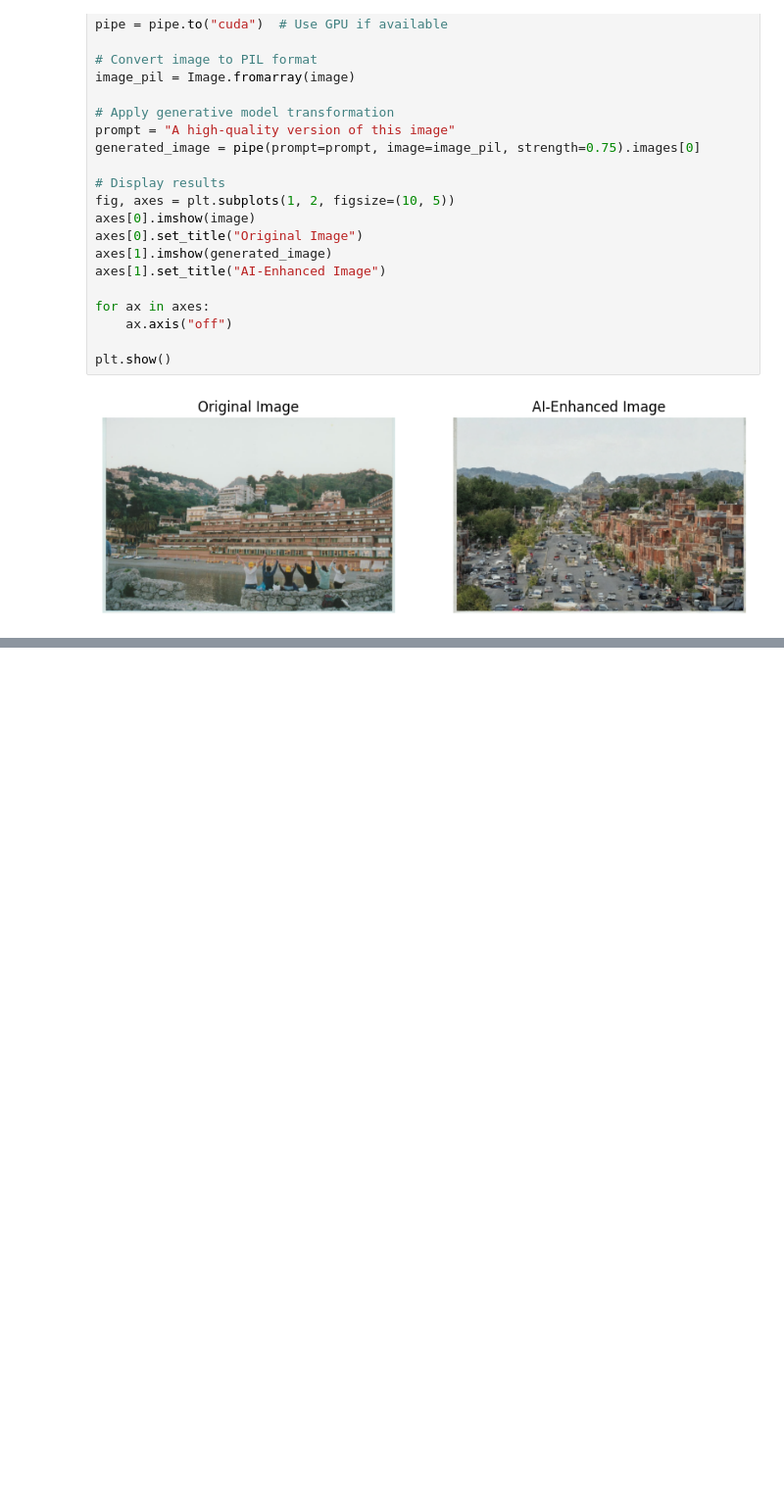
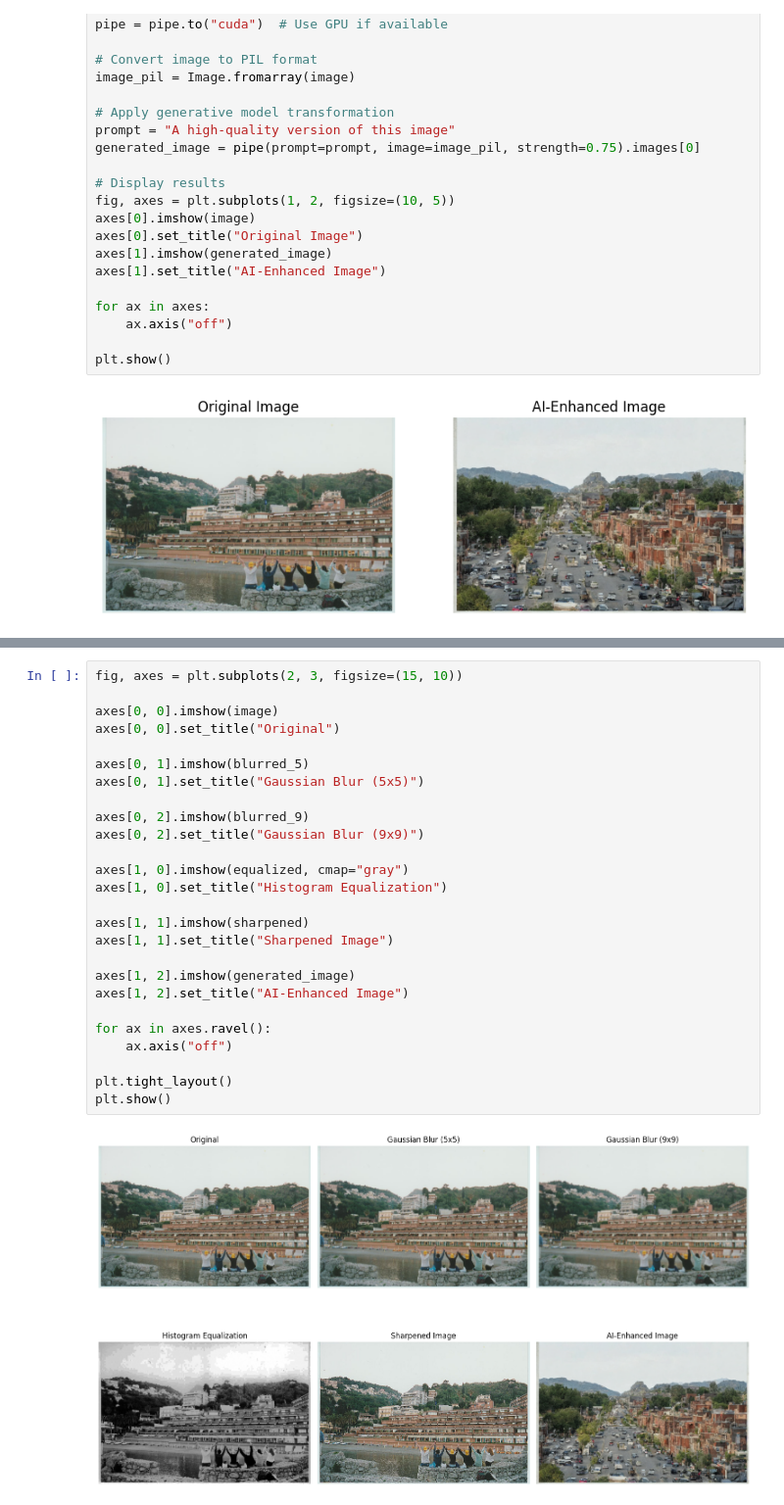
Before and after one commit to vestinabert/Image_Processing, a Jupyter notebook: Image_Enhancement.ipynb, the cells around one changed output, grey strips where cells are left out. Shown at 98% size. Drawn from its saved outputs; the diff is of its cells as text; blank space fills up the shorter version.

```diff
--- a/Image_Enhancement.ipynb
+++ b/Image_Enhancement.ipynb
@@ -127,0 +138,28 @@ plt.show()
+# %%
+fig, axes = plt.subplots(2, 3, figsize=(15, 10))
+
+axes[0, 0].imshow(image)
+axes[0, 0].set_title("Original")
+
+axes[0, 1].imshow(blurred_5)
+axes[0, 1].set_title("Gaussian Blur (5x5)")
+
+axes[0, 2].imshow(blurred_9)
+axes[0, 2].set_title("Gaussian Blur (9x9)")
+
+axes[1, 0].imshow(equalized, cmap="gray")
+axes[1, 0].set_title("Histogram Equalization")
+
+axes[1, 1].imshow(sharpened)
+axes[1, 1].set_title("Sharpened Image")
+
+axes[1, 2].imshow(generated_image)
+axes[1, 2].set_title("AI-Enhanced Image")
+
+for ax in axes.ravel():
+    ax.axis("off")
+
+plt.tight_layout()
+plt.show()
+# %% [output]
+[figure, added]
```
Also changed, not shown: parts of 5 cells of this notebook.
